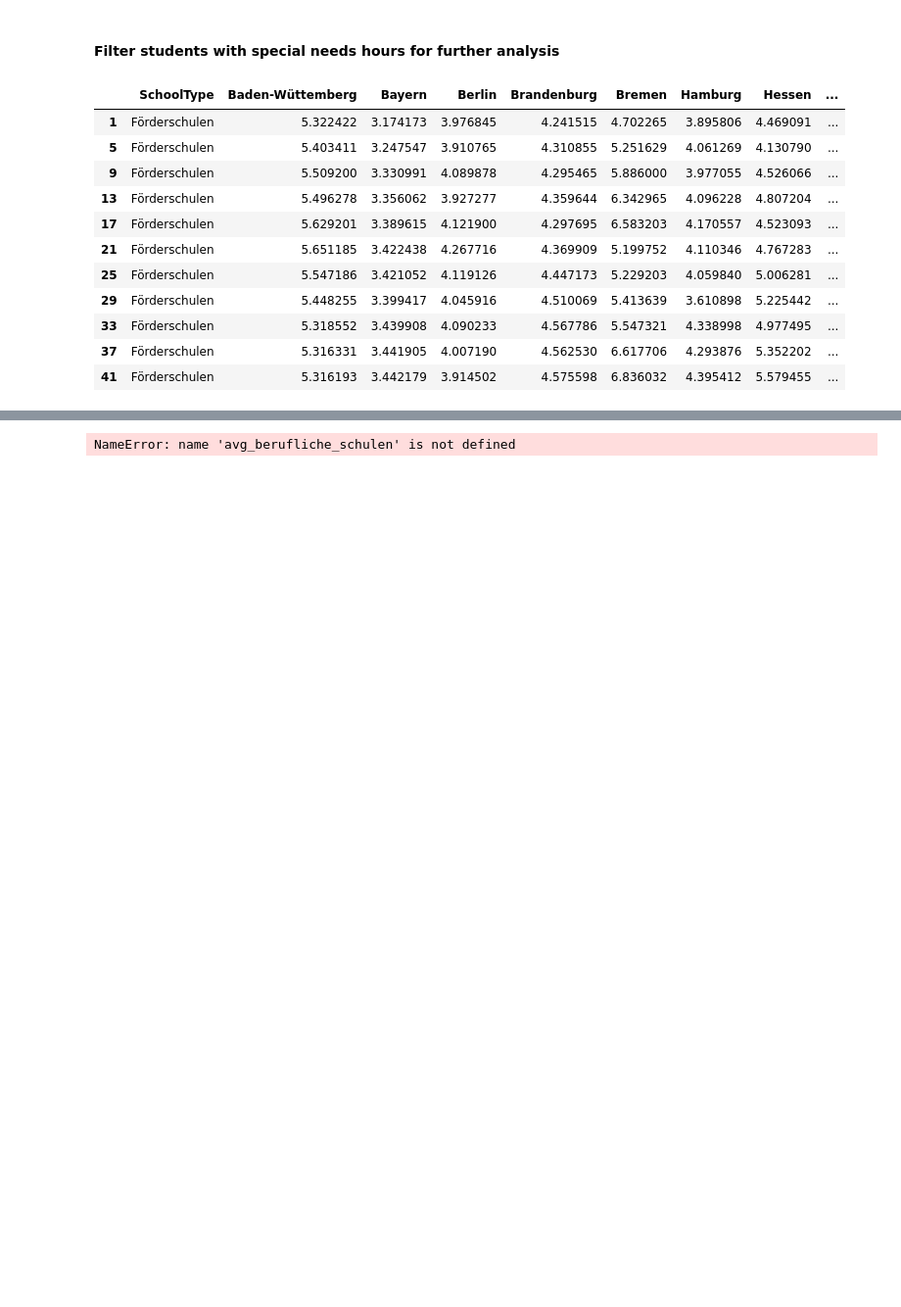
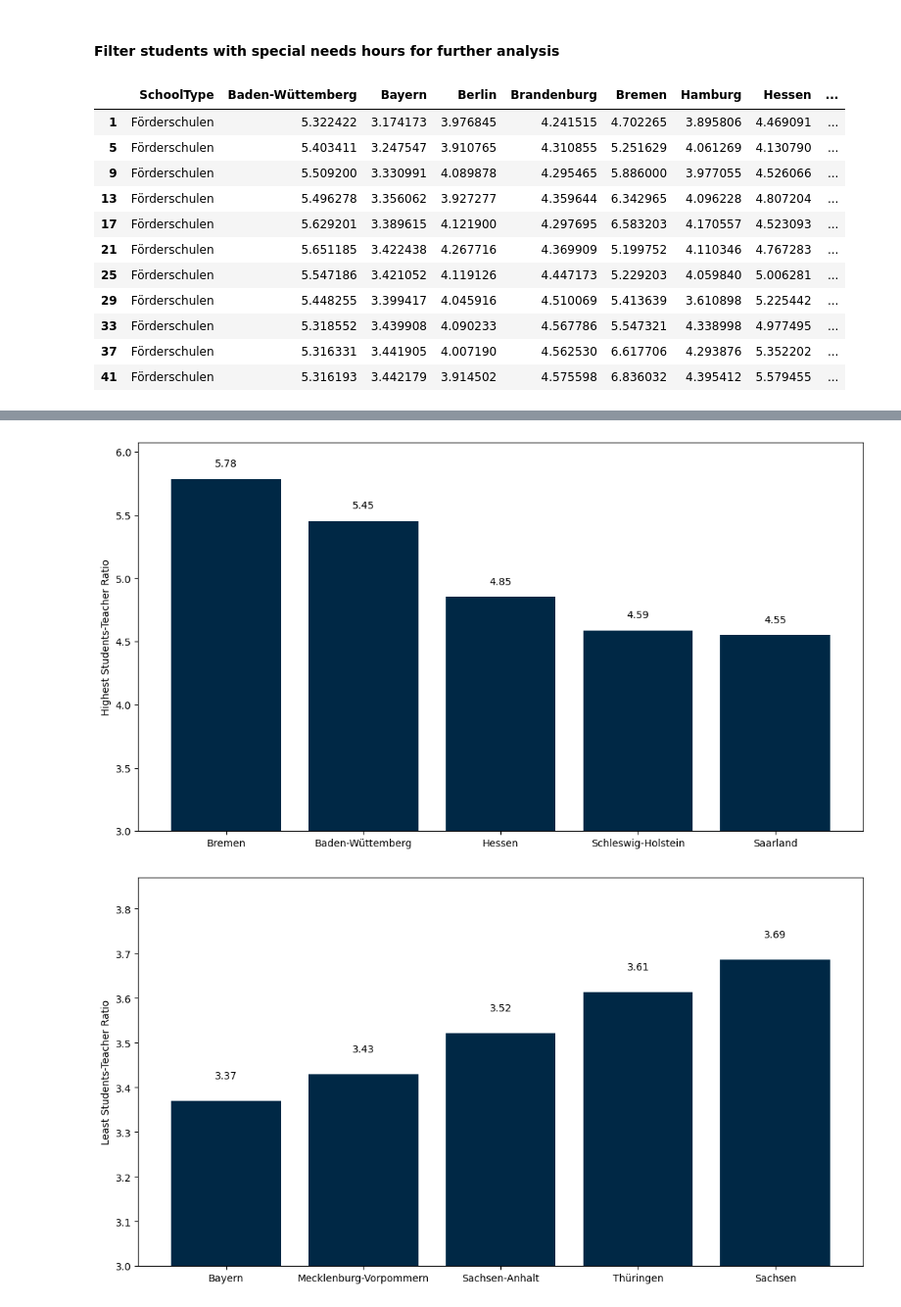
Before and after one commit to Stargazer-ger/capstone_project_hh_23_1, a Jupyter notebook: student_hours_kk.ipynb, the cells around one changed output, grey strips where cells are left out. Shown at 98% size. Cells and saved outputs as stored; diff of their text form; code cells hidden in the pictures; blank space fills up the shorter version.

```diff
--- a/student_hours_kk.ipynb
+++ b/student_hours_kk.ipynb
@@ -70,0 +56,4 @@ avg_special_hours_student'''
+# %%
+avg_special_hours_student = special_hours_per_student.groupby('Year').sum().mean().reset_index()
+avg_special_hours_student.rename(columns={'index':'Federal States',
+                                        0: 'avg_special_hours_student'}, inplace=True)
@@ -71,41 +81,41 @@ avg_special_hours_student'''
 # %%
 # Sort the states based on average Pass Rate
-top_states_highest = avg_berufliche_schulen.sort_values('Berufliche Schulen Insgesamt', ascending=False).head(5)
-top_states_lowest = avg_berufliche_schulen1.sort_values('Berufliche Schulen Insgesamt', ascending=True).head(5)
+top_states_highest = avg_special_hours_student.sort_values('avg_special_hours_student', ascending=False).head(5)
+top_states_lowest = avg_special_hours_student.sort_values('avg_special_hours_student', ascending=True).head(5)
 
 plt.figure(figsize=(13, 7))
 #plt.rcParams.update({'font.size': 14})
 # Create a bar chart for top 3 states with highest Pass Rate
-plt.bar(top_states_highest['Federal States'], top_states_highest['Berufliche Schulen Insgesamt'], color='#002845')
+plt.bar(top_states_highest['Federal States'], top_states_highest['avg_special_hours_student'], color='#002845')
 plt.grid(False)  # Add grid lines
 plt.tick_params(axis='x')#, rotation=75)
 #plt.xlabel('State')
-plt.ylabel('Highest Investment in €')
+plt.ylabel('Highest Students-Teacher Ratio')
 #plt.title('Top 5 States with Highest Passing Rate in the Last Decade')
-plt.ylim(bottom=5000)  # Set the y-axis lower limit to 0
+plt.ylim(bottom=3)  # Set the y-axis lower limit to 0
 
 # Add value labels on top of each bar
-for i, v in enumerate(top_states_highest['Berufliche Schulen Insgesamt']):
-    plt.text(i, v + 8, str(round(v, 2)), ha='center', color='black')
-
+for i, v in enumerate(top_states_highest['avg_special_hours_student']):
+    plt.text(i, v + 0.1, str(round(v, 2)), ha='center', color='black')
 plt.show()
 
 
 
 plt.figure(figsize=(13, 7))
 # Create a bar chart for top 3 states with lowest Pass Rate
-plt.bar(top_states_lowest['Federal States'], top_states_lowest['Berufliche Schulen Insgesamt'], color='#002845')
+plt.bar(top_states_lowest['Federal States'], top_states_lowest['avg_special_hours_student'], color='#002845')
 plt.grid(False)  # Add grid lines
 plt.tick_params(axis='x')#, rotation=75)
 #plt.xlabel('State')
-plt.ylabel('Least Investment in €')
+plt.ylabel('Least Students-Teacher Ratio')
 #plt.title('Top 5 States with Highest Failing Rate in the Last Decade')
-plt.ylim(bottom=3000)  # Set the y-axis lower limit to 0
+plt.ylim(bottom=3)  # Set the y-axis lower limit to 0
 
 # Add value labels on top of each bar
-for i, v in enumerate(top_states_lowest['Berufliche Schulen Insgesamt']):
-    plt.text(i, v + 8, str(round(v, 2)), ha='center', color='black')
+for i, v in enumerate(top_states_lowest['avg_special_hours_student']):
+    plt.text(i, v + 0.05, str(round(v, 2)), ha='center', color='black')
 
 plt.show()
 # %% [output]
-NameError: name 'avg_berufliche_schulen' is not defined
+[figure, added]
+[figure, added]
```
Also changed, not shown: parts of 9 cells of this notebook, 6 other files.
